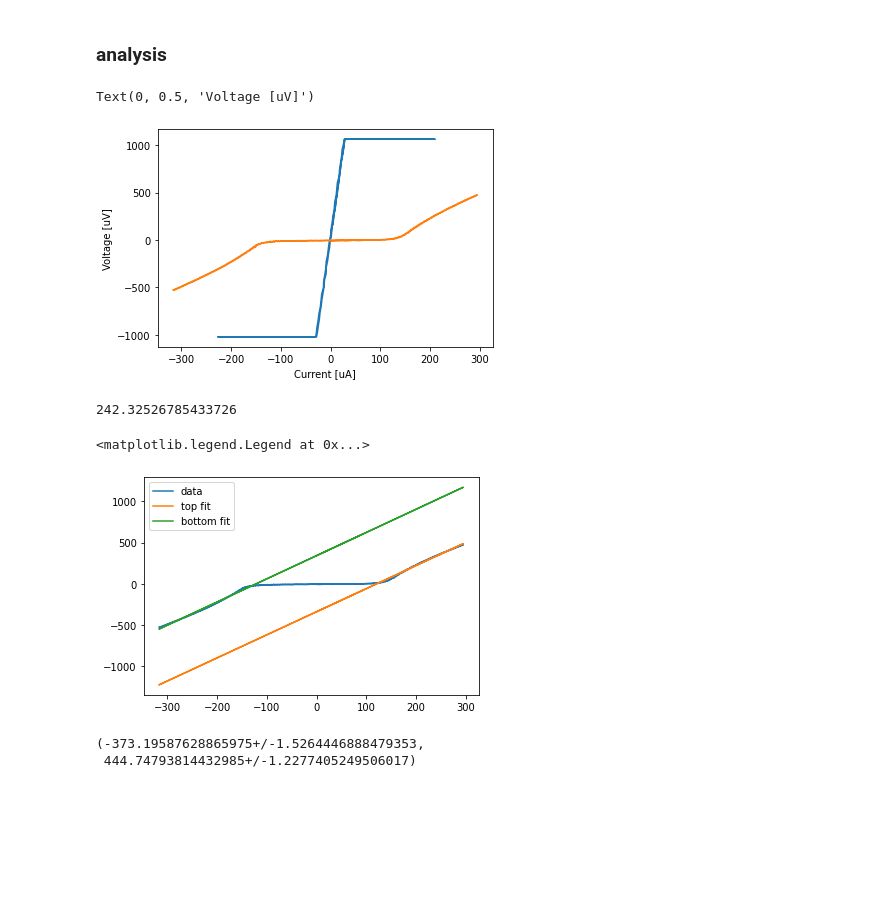
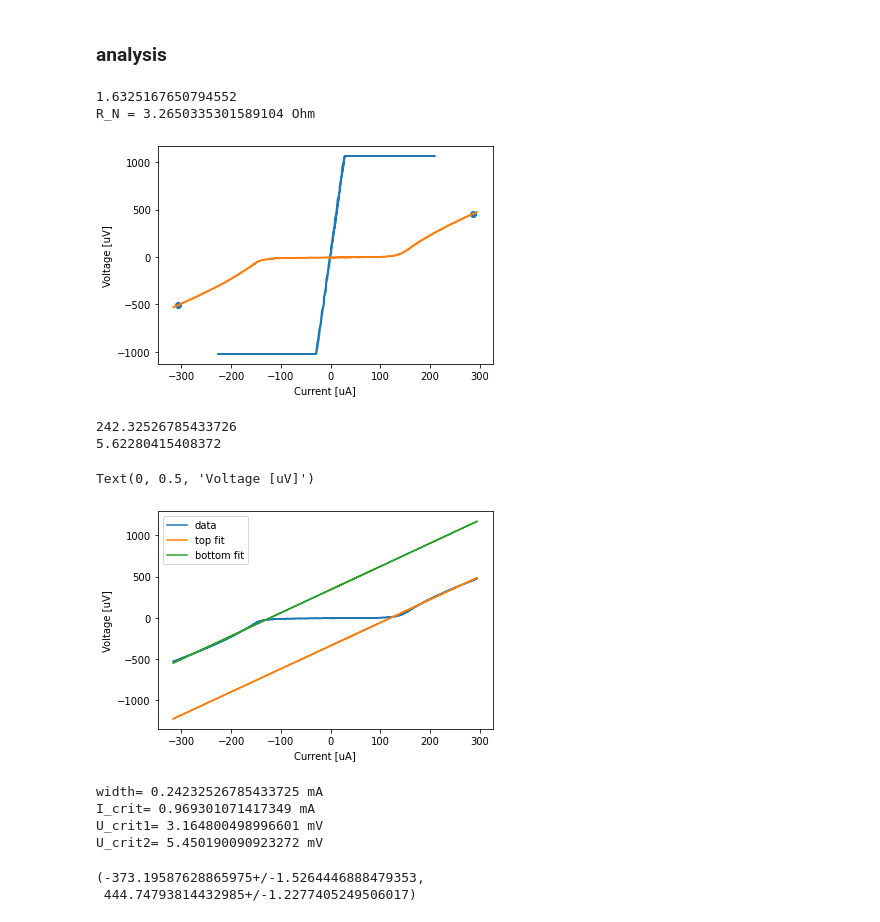
Before and after one commit to emhl/FP1, a Jupyter notebook: SQUID.ipynb, the cells around one changed output. Drawn from its saved outputs; the diff is of its cells as text; code cells hidden in the pictures; blank space fills up the shorter version.

Commit message:
add critical parameters and calculate beta_L

```diff
--- a/SQUID.ipynb
+++ b/SQUID.ipynb
@@ -70,31 +70,59 @@ plt.plot(room_temp['0_x'], room_temp['0_y'], label='room temp')
 plt.plot(liquid_nitrogen['0_x'], liquid_nitrogen['0_y'], label='liquid nitrogen')
 plt.xlabel('Current [uA]')
 plt.ylabel('Voltage [uV]')
+dx = [liquid_nitrogen['0_x'][350],liquid_nitrogen['0_x'][120]]
+dy = [liquid_nitrogen['0_y'][350],liquid_nitrogen['0_y'][120]]
+plt.scatter(dx,dy)
+normal_slope =(dy[1]- dy[0]) / (dx[1]- dx[0])
+print(normal_slope)
+R_N = normal_slope*2
+print(f"R_N = {R_N} Ohm")
 # %% [output]
-Text(0, 0.5, 'Voltage [uV]')
+1.6325167650794552
+R_N = 3.2650335301589104 Ohm
-[figure, old version]
+[figure, new version]
 # %%
 mi,ma = 60, 165
 x,y = liquid_nitrogen['0_x'], liquid_nitrogen['0_y']
 plt.plot(x, y ,label='data')
 
 # plt.plot(x[mi:ma], y[mi:ma] ,label='top data')
 c, cov = curve_fit(lambda x, a, b: a*x + b, x[mi:ma], y[mi:ma])
 x0= -c[1]/c[0]
+slope_top = c[0]
 
 plt.plot(x, c[0]*x + c[1], label='top fit')
 
 mi,ma = 280, 410
 # plt.plot(x[mi:ma], y[mi:ma] ,label='bottom data')
 c, cov = curve_fit(lambda x, a, b: a*x + b, x[mi:ma], y[mi:ma])
 plt.plot(x, c[0]*x + c[1], label='bottom fit')
-print(x0 + c[1]/c[0])
+width = x0 + c[1]/c[0]
+print(width)
 
+res_n = (slope_top + c[0])
+print(res_n)
 plt.legend()
+plt.xlabel('Current [uA]')
+plt.ylabel('Voltage [uV]')
 # %% [output]
 242.32526785433726
+5.62280415408372
-<matplotlib.legend.Legend at 0x...>
+Text(0, 0.5, 'Voltage [uV]')
-[figure, old version]
+[figure, new version]
+# %%
+ print(f"width= {width*1e-3} mA")
+ critical_current = width *4 * 1e-6
+ print(f"I_crit= {critical_current*1e3} mA")
+ critical_voltage1 = critical_current * R_N
+ print(f"U_crit1= {critical_voltage1*1e3} mV")
+critical_voltage2 = critical_current * res_n
+print(f"U_crit2= {critical_voltage2*1e3} mV")
+# %% [output]
+width= 0.24232526785433725 mA
+I_crit= 0.969301071417349 mA
+U_crit1= 3.164800498996601 mV
+U_crit2= 5.450190090923272 mV
 # %%
 calibr_temp = [21.2+273.15, 77.15]
 calibr_volts = [403*1e-3, 985*1e-3]
```
Also changed, not shown: parts of 4 cells of this notebook.
